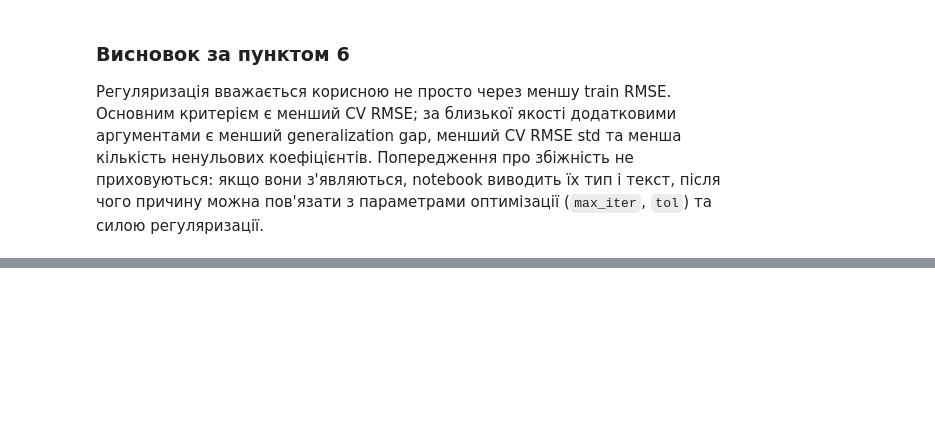
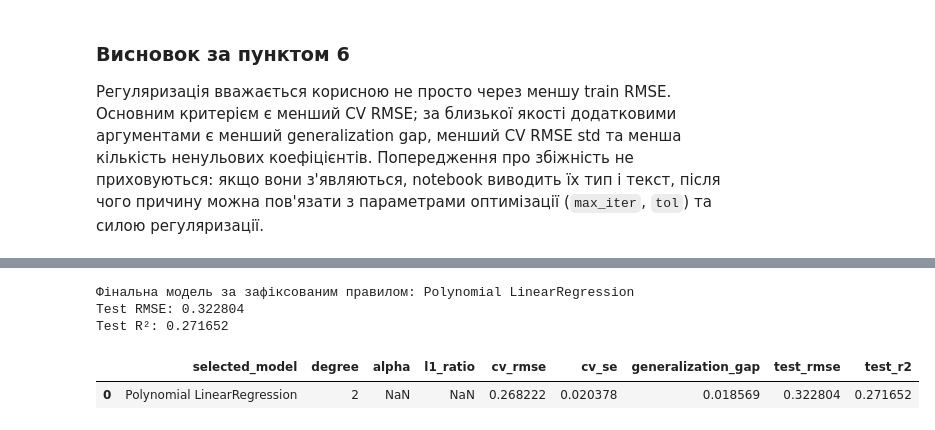
Before and after one commit to Yaroslav071315/machine-learning-course-volovnyk, a Jupyter notebook: practical03/notebook/Practical03.ipynb, the cells around one changed output, grey strips where cells are left out. Saved outputs shown, nothing was run; the diff lists cells and outputs as text; code cells hidden in the pictures; blank space fills up the shorter version.

```diff
--- a/practical03/notebook/Practical03.ipynb
+++ b/practical03/notebook/Practical03.ipynb
@@ -671,0 +906,42 @@ coef_paths.to_csv(FIG_DIR / "regularization_paths.csv", index=False)
+# %%
+# Незалежна фінальна оцінка на test set для моделі, обраної за CV та 1-SE правилом.
+# Обираємо між мінімумом CV і простішим 1-SE кандидатом; складні моделі не отримують перевагу за малу різницю RMSE.
+min_cv_candidate = final_candidates.loc[best_idx]
+chosen_row = one_se_choice if one_se_choice["cv_rmse"] <= min_cv_candidate["cv_rmse"] + min_cv_candidate["cv_se"] else min_cv_candidate
+
+if chosen_row["model"] == "Polynomial LinearRegression":
+    final_pipe = make_poly_linear(int(chosen_row["degree"]))
+elif chosen_row["model"] == "Ridge":
+    final_pipe = regularized_pipeline(Ridge(alpha=float(chosen_row["alpha"])))
+elif chosen_row["model"] == "Lasso":
+    final_pipe = regularized_pipeline(Lasso(alpha=float(chosen_row["alpha"]), max_iter=300000, tol=1e-5))
+else:
+    final_pipe = regularized_pipeline(ElasticNet(alpha=float(chosen_row["alpha"]), l1_ratio=float(chosen_row["l1_ratio"]), max_iter=300000, tol=1e-5, random_state=42))
+
+final_pipe.fit(X_train, y_train)
+test_pred = final_pipe.predict(X_test)
+final_test_rmse = mean_squared_error(y_test, test_pred) ** 0.5
+final_test_r2 = r2_score(y_test, test_pred)
+print(f"Фінальна модель за зафіксованим правилом: {chosen_row['model']}")
+print(f"Test RMSE: {final_test_rmse:.6f}")
+print(f"Test R²: {final_test_r2:.6f}")
+
+final_decision = pd.DataFrame([{
+    "selected_model": chosen_row["model"],
+    "degree": chosen_row["degree"],
+    "alpha": chosen_row["alpha"],
+    "l1_ratio": chosen_row["l1_ratio"],
+    "cv_rmse": chosen_row["cv_rmse"],
+    "cv_se": chosen_row["cv_se"],
+    "generalization_gap": chosen_row["generalization_gap"],
+    "test_rmse": final_test_rmse,
+    "test_r2": final_test_r2,
+}])
+final_decision.to_csv(FIG_DIR / "final_model_decision.csv", index=False)
+display(final_decision.round(6))
+# %% [output]
+Фінальна модель за зафіксованим правилом: Polynomial LinearRegression
+Test RMSE: 0.322804
+Test R²: 0.271652
+|  | selected_model | degree | alpha | l1_ratio | cv_rmse | cv_se | generalization_gap | test_rmse | test_r2 |
+| 0 | Polynomial LinearRegression | 2 | NaN | NaN | 0.268222 | 0.020378 | 0.018569 | 0.322804 | 0.271652 |
```
Also changed, not shown: parts of 24 cells of this notebook.
